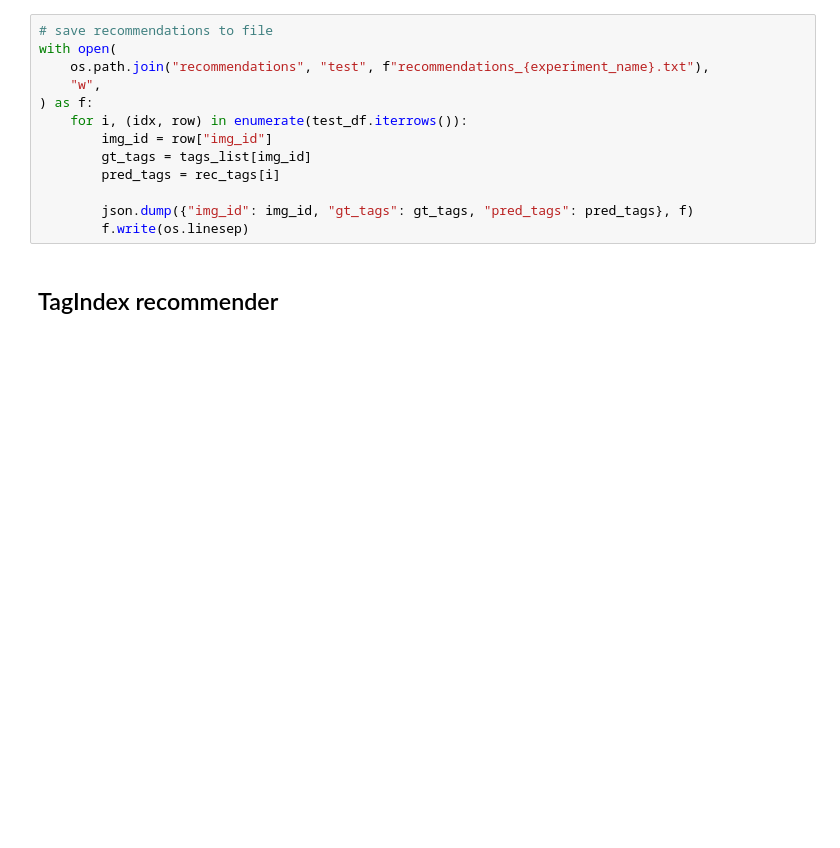
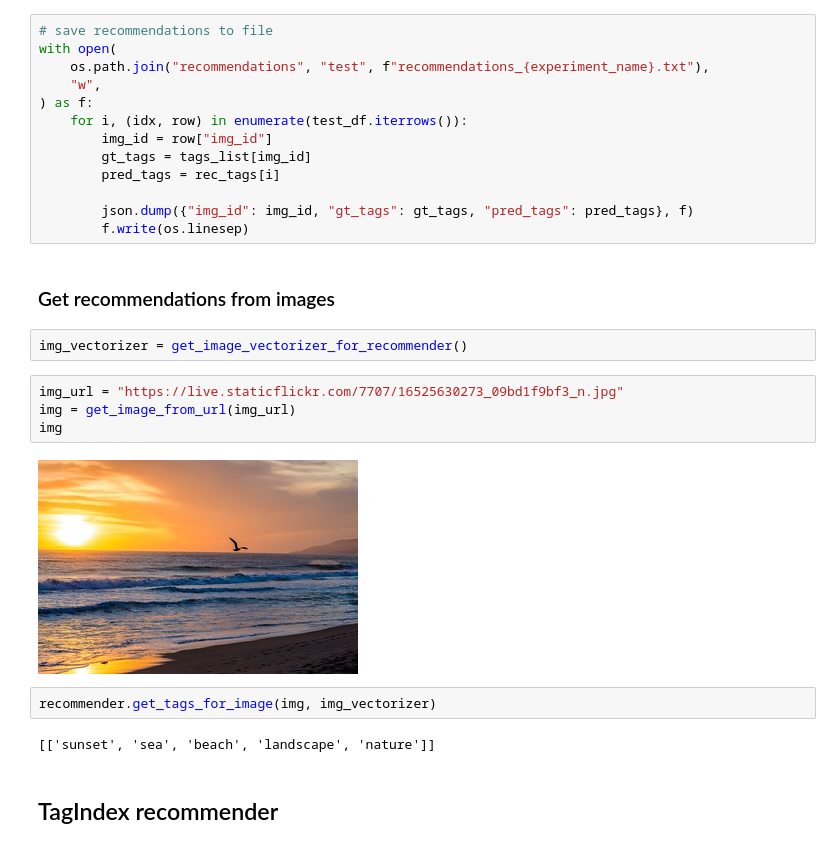
Before and after one commit to michaelnguy/capstone, a Jupyter notebook: hashtag_rec/hashtag_recommender.ipynb, the cells around one changed output. Drawn from its saved outputs; the diff is of its cells as text; blank space fills up the shorter version.

Commit message:
Add example llava call to hashtag recommender notebook

```diff
--- a/hashtag_rec/hashtag_recommender.ipynb
+++ b/hashtag_rec/hashtag_recommender.ipynb
@@ -138,6 +138,20 @@ with open(
 
         json.dump({"img_id": img_id, "gt_tags": gt_tags, "pred_tags": pred_tags}, f)
         f.write(os.linesep)
+# %% [markdown]
+### Get recommendations from images
+# %%
+img_vectorizer = get_image_vectorizer_for_recommender()
+# %%
+img_url = "https://live.staticflickr.com/7707/16525630273_09bd1f9bf3_n.jpg"
+img = get_image_from_url(img_url)
+img
+# %% [output]
+[figure, added]
+# %%
+recommender.get_tags_for_image(img, img_vectorizer)
+# %% [output]
+[['sunset', 'sea', 'beach', 'landscape', 'nature']]
 # %% [markdown]
 ## TagIndex recommender
 # %%
```
Also changed, not shown: parts of 8 cells of this notebook, 1 other file.
